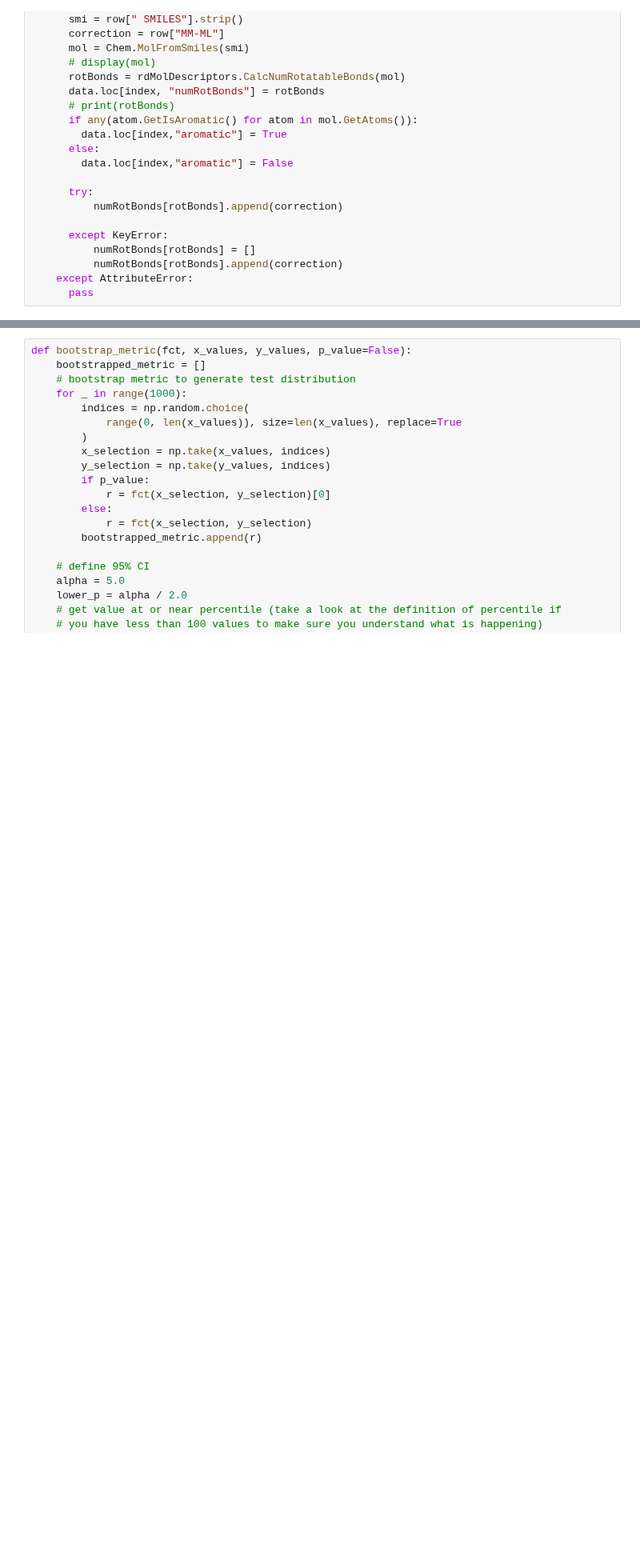
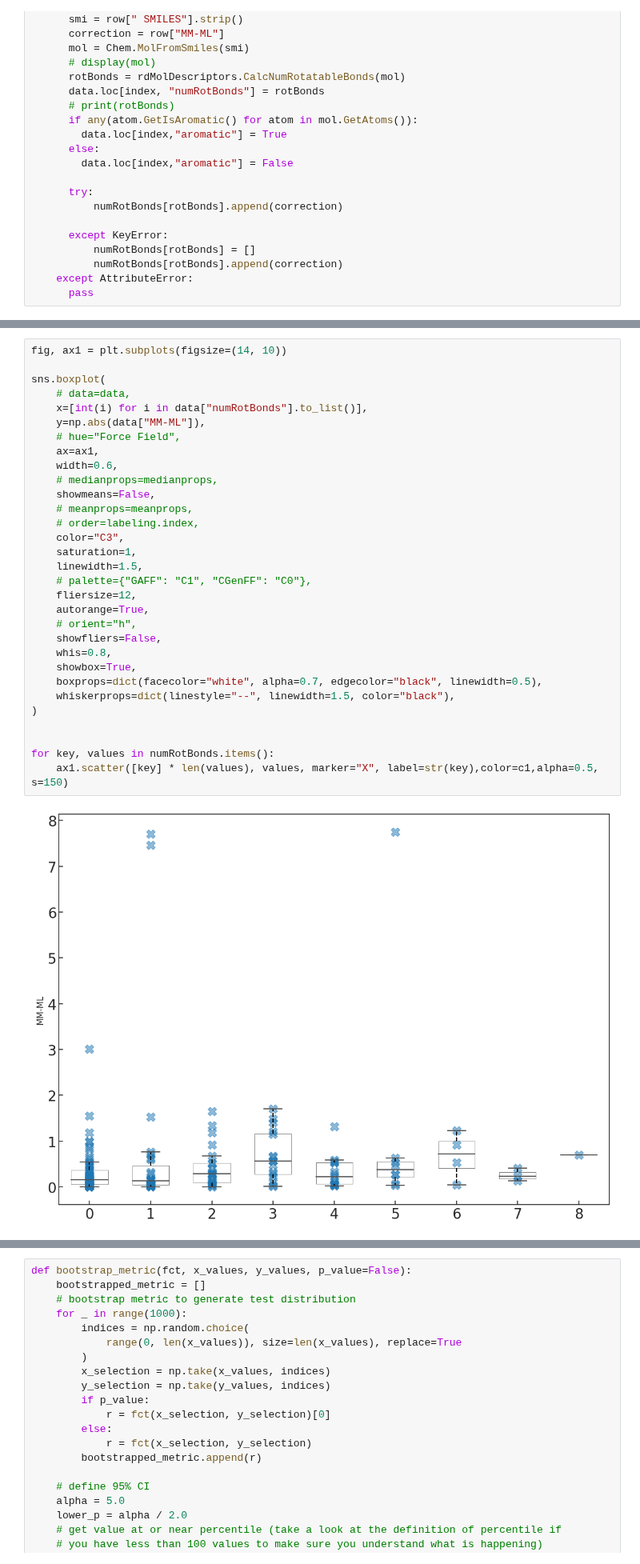
Before and after one commit to JohannesKarwou/notebooks, a Jupyter notebook: combinedDataset.ipynb, the cells around one changed output, grey strips where cells are left out. Shown at 80% size. Cells and saved outputs as stored; diff of their text form; blank space fills up the shorter version.

```diff
--- a/combinedDataset.ipynb
+++ b/combinedDataset.ipynb
@@ -549,0 +578,33 @@ plt.tight_layout()
+# %%
+fig, ax1 = plt.subplots(figsize=(14, 10))
+
+sns.boxplot(
+    # data=data,
+    x=[int(i) for i in data["numRotBonds"].to_list()],
+    y=np.abs(data["MM-ML"]),
+    # hue="Force Field",
+    ax=ax1,
+    width=0.6,
+    # medianprops=medianprops,
+    showmeans=False,
+    # meanprops=meanprops,
+    # order=labeling.index,
+    color="C3",
+    saturation=1,
+    linewidth=1.5,
+    # palette={"GAFF": "C1", "CGenFF": "C0"},
+    fliersize=12,
+    autorange=True,
+    # orient="h",
+    showfliers=False,
+    whis=0.8,
+    showbox=True,
+    boxprops=dict(facecolor="white", alpha=0.7, edgecolor="black", linewidth=0.5),
+    whiskerprops=dict(linestyle="--", linewidth=1.5, color="black"),
+)
+
+
+for key, values in numRotBonds.items():
+    ax1.scatter([key] * len(values), values, marker="X", label=str(key),color=c1,alpha=0.5, s=150)
+# %% [output]
+[figure, added]
```
Also changed, not shown: parts of 27 cells of this notebook.
